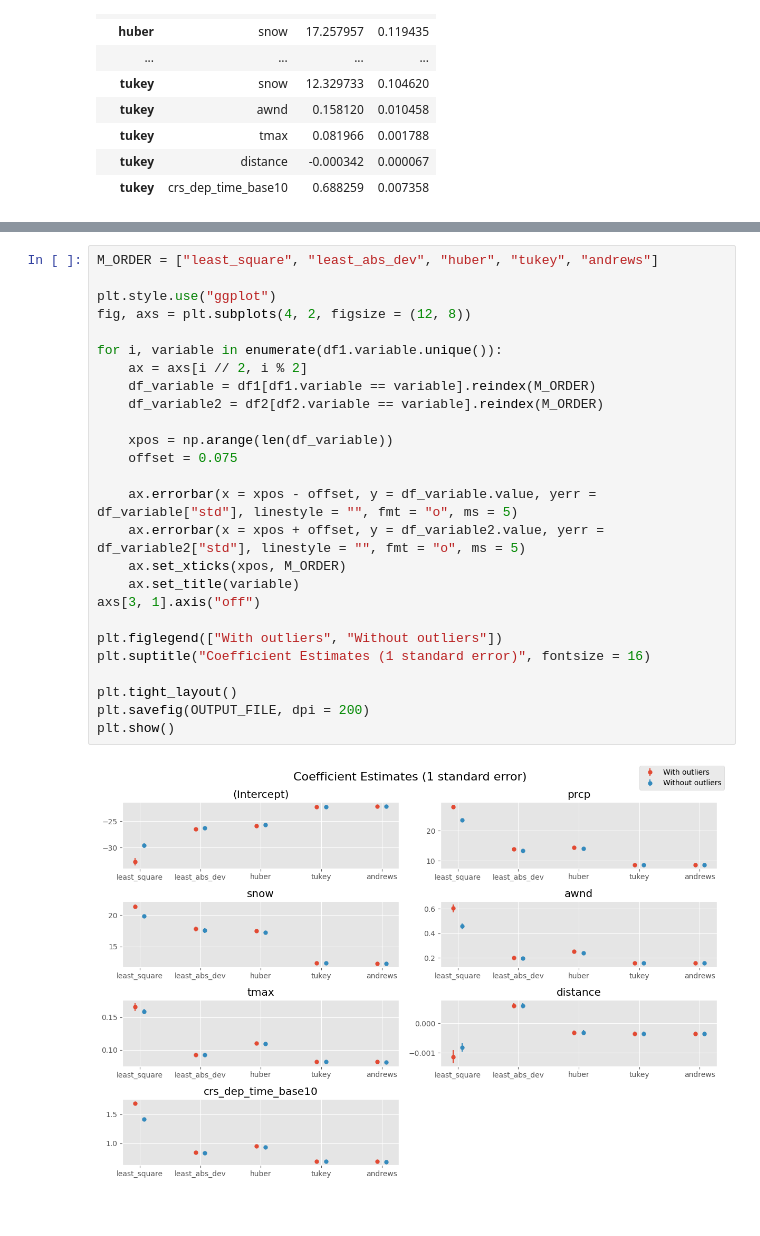
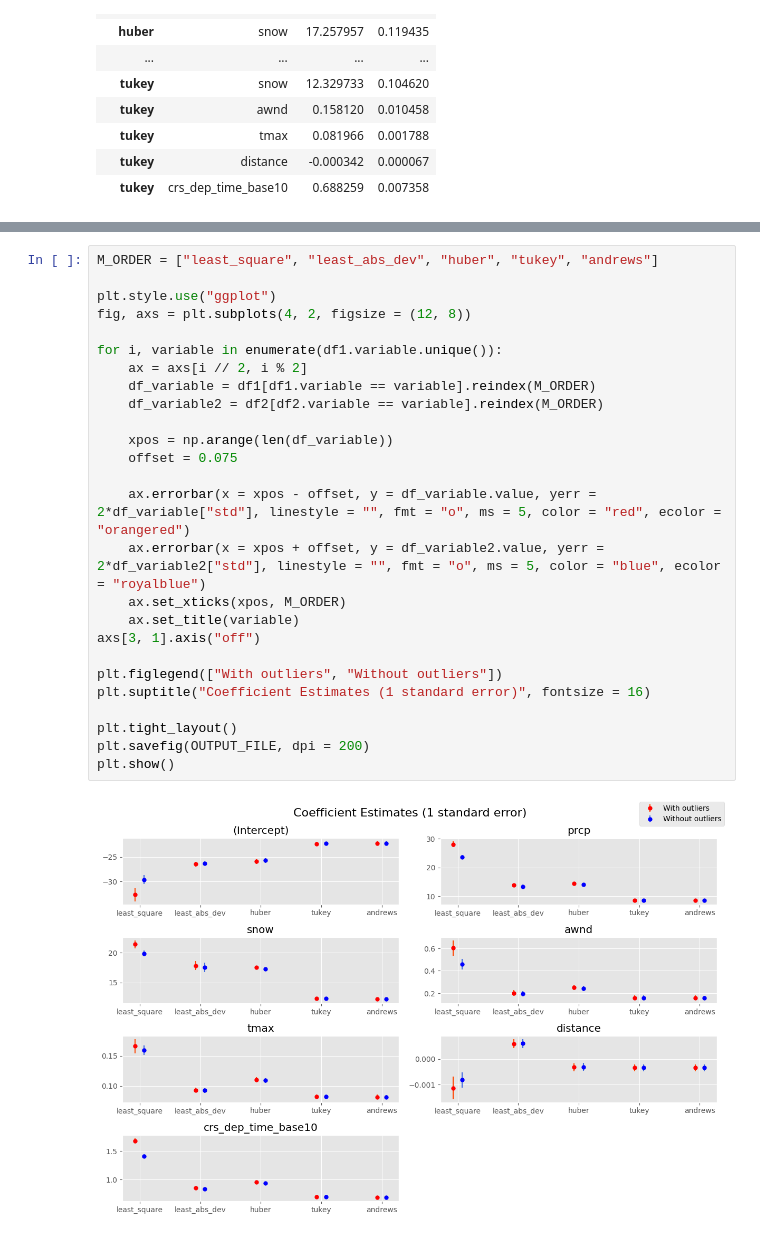
Before and after one commit to Tyler-Hecht/STAT-527-Final-Project, a Jupyter notebook: post_fit_analysis.ipynb, the cells around one changed output, grey strips where cells are left out. Drawn from its saved outputs; the diff is of its cells as text.

```diff
--- a/post_fit_analysis.ipynb
+++ b/post_fit_analysis.ipynb
@@ -76,28 +68,28 @@ time & 1.4119 & 0.0162 & 0.8356 & 0.0087 & 0.9340 & 0.0084 & 0.6883 & 0.0074 & 0
 # %%
 M_ORDER = ["least_square", "least_abs_dev", "huber", "tukey", "andrews"]
 
 plt.style.use("ggplot")
 fig, axs = plt.subplots(4, 2, figsize = (12, 8))
 
 for i, variable in enumerate(df1.variable.unique()):
     ax = axs[i // 2, i % 2]
     df_variable = df1[df1.variable == variable].reindex(M_ORDER)
     df_variable2 = df2[df2.variable == variable].reindex(M_ORDER)
 
     xpos = np.arange(len(df_variable))
     offset = 0.075
 
-    ax.errorbar(x = xpos - offset, y = df_variable.value, yerr = df_variable["std"], linestyle = "", fmt = "o", ms = 5)
-    ax.errorbar(x = xpos + offset, y = df_variable2.value, yerr = df_variable2["std"], linestyle = "", fmt = "o", ms = 5)
+    ax.errorbar(x = xpos - offset, y = df_variable.value, yerr = 2*df_variable["std"], linestyle = "", fmt = "o", ms = 5, color = "red", ecolor = "orangered")
+    ax.errorbar(x = xpos + offset, y = df_variable2.value, yerr = 2*df_variable2["std"], linestyle = "", fmt = "o", ms = 5, color = "blue", ecolor = "royalblue")
     ax.set_xticks(xpos, M_ORDER)
     ax.set_title(variable)
 axs[3, 1].axis("off")
 
 plt.figlegend(["With outliers", "Without outliers"])
 plt.suptitle("Coefficient Estimates (1 standard error)", fontsize = 16)
 
 plt.tight_layout()
 plt.savefig(OUTPUT_FILE, dpi = 200)
 plt.show()
 # %% [output]
-[figure, old version]
+[figure, new version]
```
Also changed, not shown: parts of 1 cell of this notebook, 17 other files.
